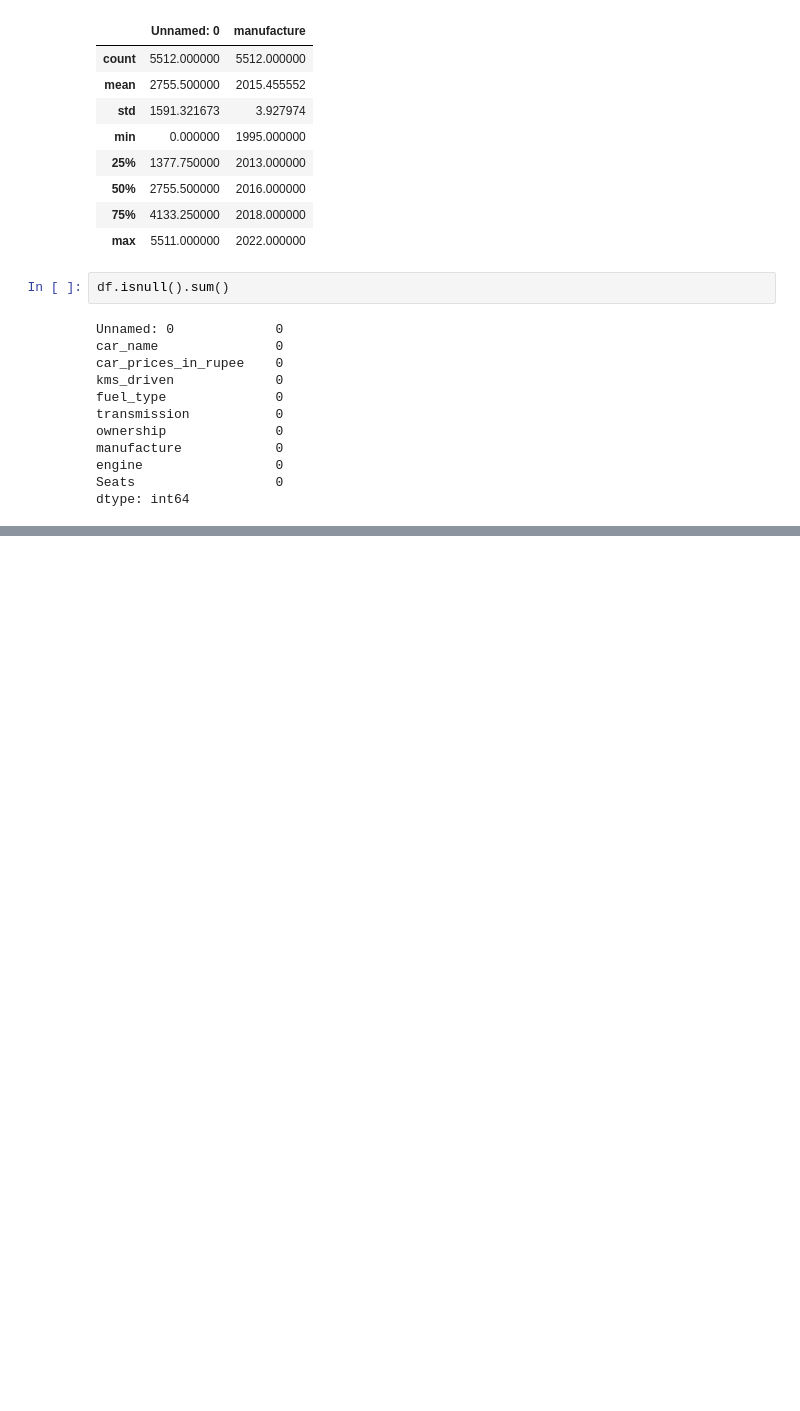
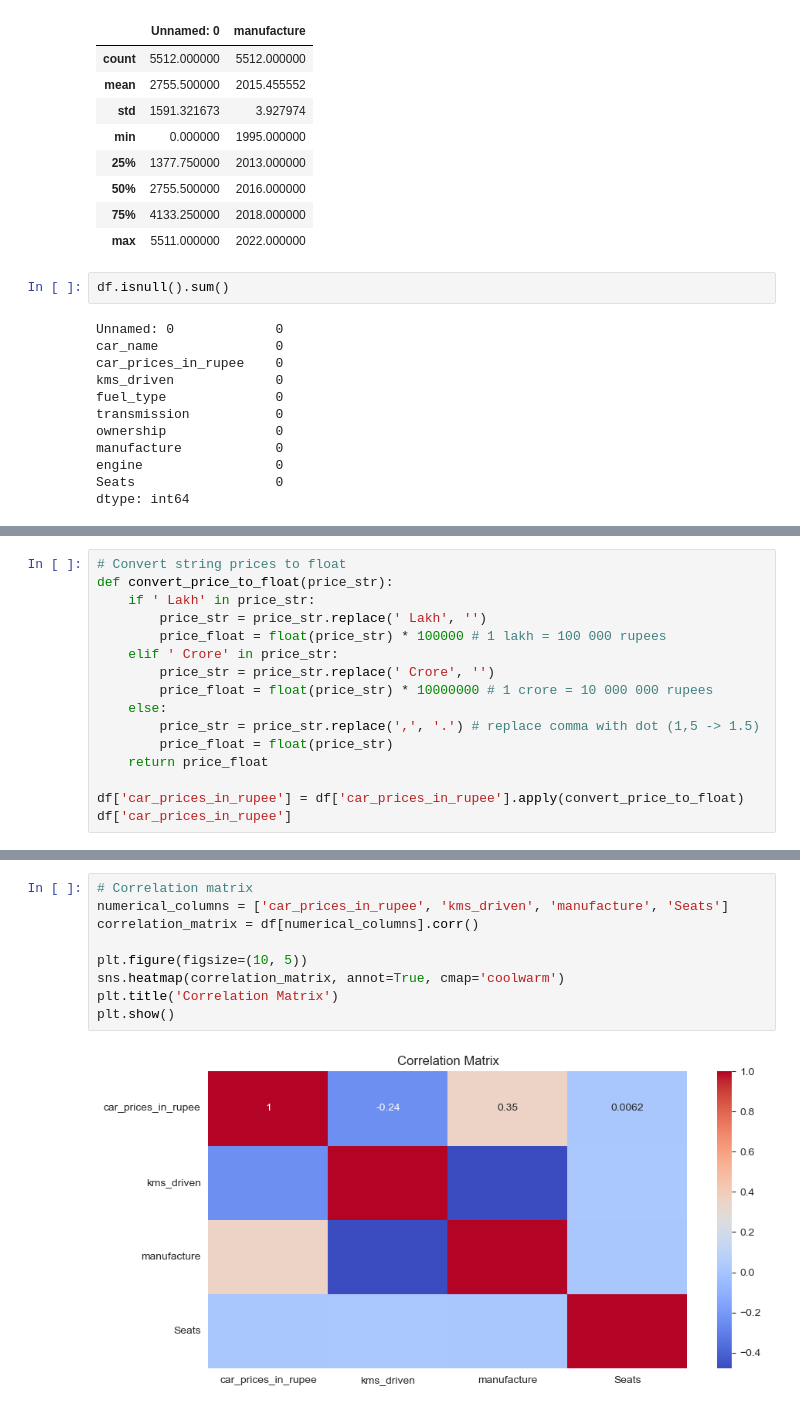
Before and after one commit to JZhg02/ConvexOptimisation, a Jupyter notebook: old-car-price-prediction.ipynb, the cells around one changed output, grey strips where cells are left out. Drawn from its saved outputs; the diff is of its cells as text; blank space fills up the shorter version.

```diff
--- a/old-car-price-prediction.ipynb
+++ b/old-car-price-prediction.ipynb
@@ -81,0 +89,16 @@ Name: count, Length: 1896, dtype: int64
+# %%
+# Convert string prices to float
+def convert_price_to_float(price_str):
+    if ' Lakh' in price_str:
+        price_str = price_str.replace(' Lakh', '')
+        price_float = float(price_str) * 100000 # 1 lakh = 100 000 rupees
+    elif ' Crore' in price_str:
+        price_str = price_str.replace(' Crore', '')
+        price_float = float(price_str) * 10000000 # 1 crore = 10 000 000 rupees
+    else:
+        price_str = price_str.replace(',', '.') # replace comma with dot (1,5 -> 1.5)
+        price_float = float(price_str)
+    return price_float
+
+df['car_prices_in_rupee'] = df['car_prices_in_rupee'].apply(convert_price_to_float)
+df['car_prices_in_rupee']
@@ -81,0 +233,11 @@ Name: count, Length: 1896, dtype: int64
+# %%
+# Correlation matrix
+numerical_columns = ['car_prices_in_rupee', 'kms_driven', 'manufacture', 'Seats']
+correlation_matrix = df[numerical_columns].corr()
+
+plt.figure(figsize=(10, 5))
+sns.heatmap(correlation_matrix, annot=True, cmap='coolwarm')
+plt.title('Correlation Matrix')
+plt.show()
+# %% [output]
+[figure, added]
```
Also changed, not shown: parts of 12 cells of this notebook.
